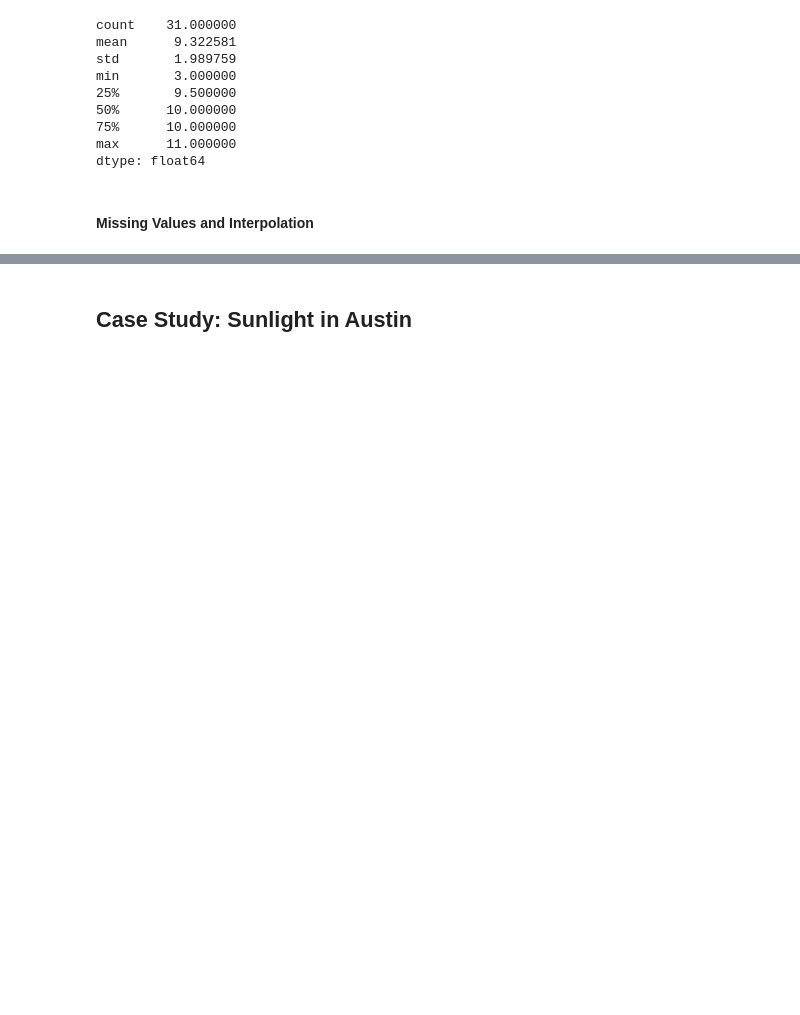
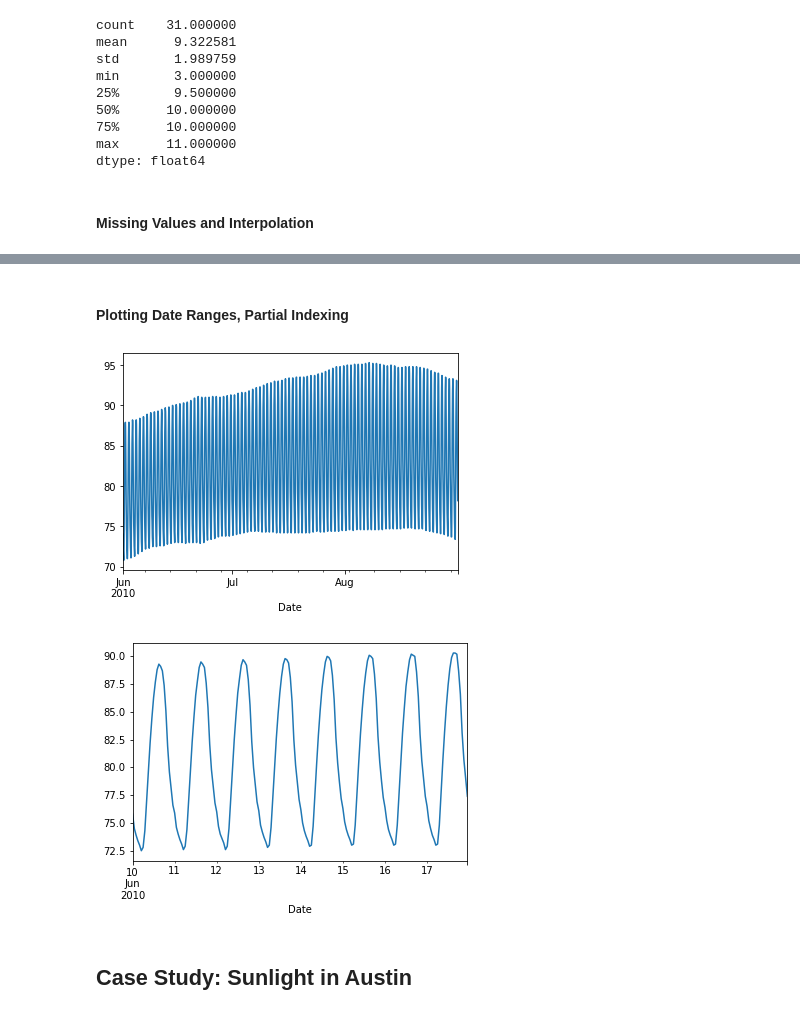
Before and after one commit to thap/python_basics_to_advanced, a Jupyter notebook: pandas foundations.ipynb, the cells around one changed output, grey strips where cells are left out. Drawn from its saved outputs; the diff is of its cells as text; code cells hidden in the pictures; blank space fills up the shorter version.

```diff
--- a/pandas foundations.ipynb
+++ b/pandas foundations.ipynb
@@ -875,3 +988,17 @@ Freq: D, dtype: int64
+# %% [markdown]
+#### Plotting Date Ranges, Partial Indexing
+# %%
+# Plot the summer data
+df.Temperature['2010-Jun':'2010-Aug'].plot()
+plt.show()
+plt.clf()
+
+# Plot the one week data
+df.Temperature['2010-06-10':'2010-06-17'].plot()
+plt.show()
+# %% [output]
+[figure, added]
+[figure, added]
 # %% [markdown]
 ## Case Study: Sunlight in Austin
 # %% [markdown]
```
Also changed, not shown: parts of 12 cells of this notebook.
